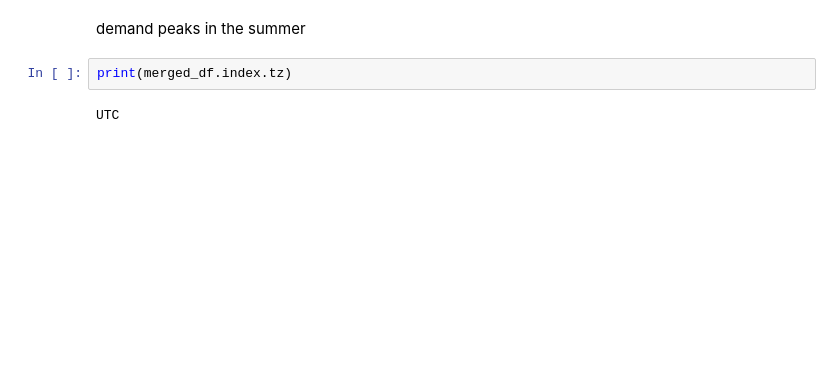
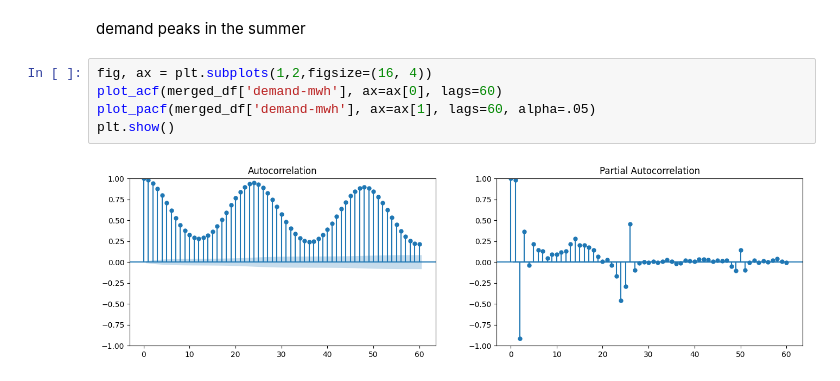
Before and after one commit to fatinys/gridwise, a Jupyter notebook: notebooks/analysis.ipynb, the cells around one changed output. Drawn from its saved outputs; the diff is of its cells as text; blank space fills up the shorter version.

```diff
--- a/notebooks/analysis.ipynb
+++ b/notebooks/analysis.ipynb
@@ -287,6 +267,9 @@ plt.show()
 # %% [markdown]
 demand peaks in the summer
 # %%
-print(merged_df.index.tz)
+fig, ax = plt.subplots(1,2,figsize=(16, 4))
+plot_acf(merged_df['demand-mwh'], ax=ax[0], lags=60)
+plot_pacf(merged_df['demand-mwh'], ax=ax[1], lags=60, alpha=.05)
+plt.show()
 # %% [output]
-UTC
+[figure, added]
```
Also changed, not shown: parts of 35 cells of this notebook, 7 other files.
